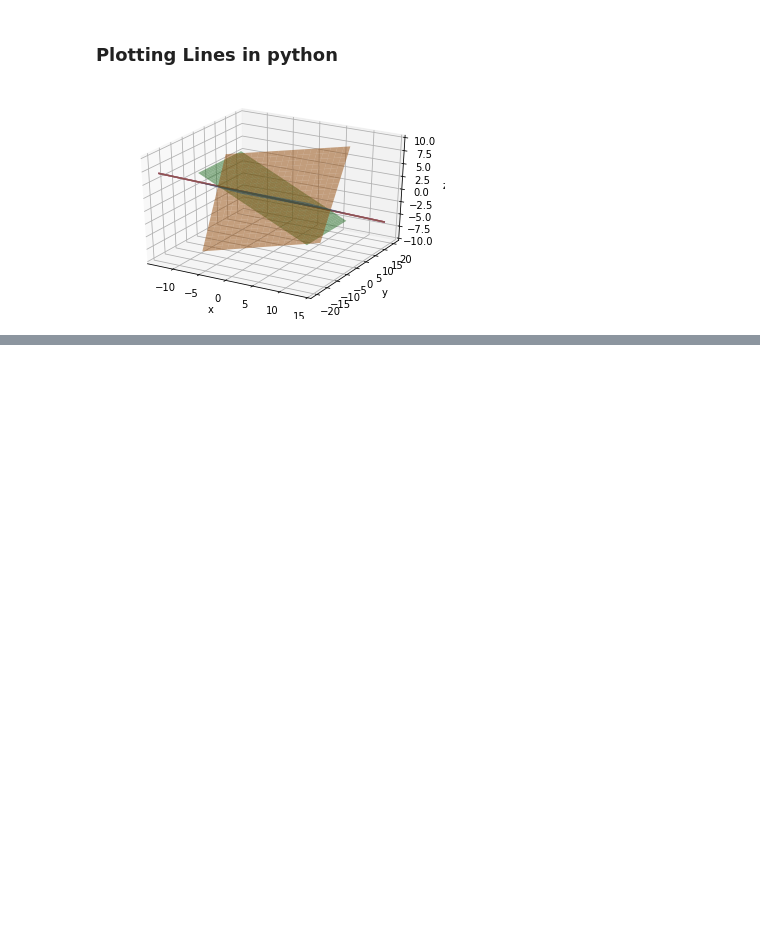
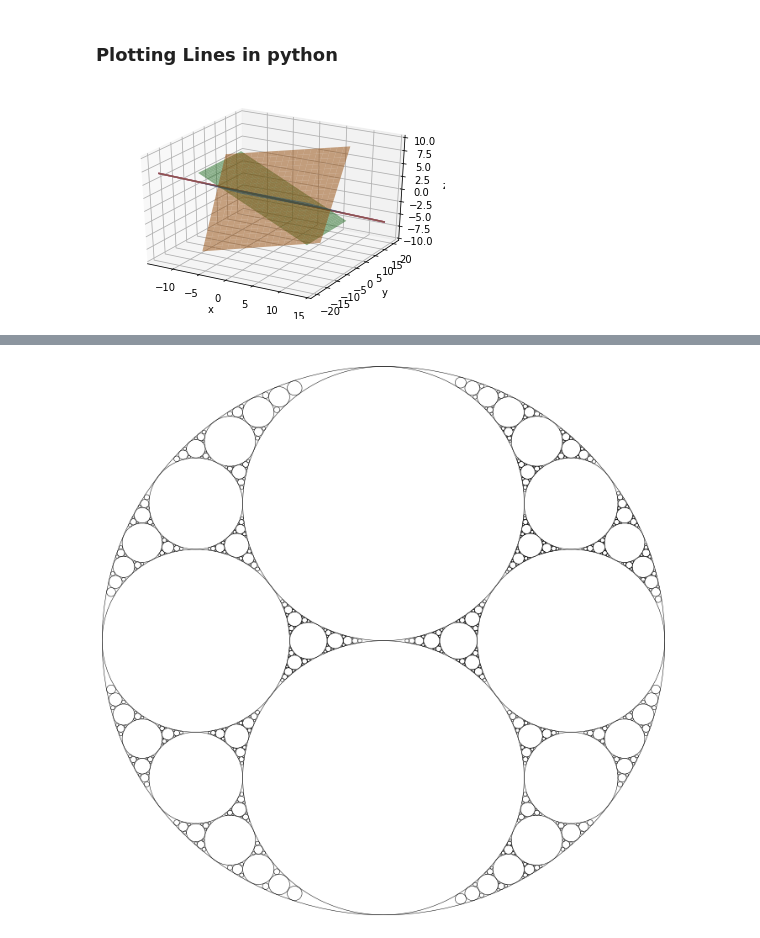
Before and after one commit to DillyPickly/Circles, a Jupyter notebook: Circle_fractal.ipynb, the cells around one changed output, grey strips where cells are left out. Drawn from its saved outputs; the diff is of its cells as text; code cells hidden in the pictures; blank space fills up the shorter version.

```diff
--- a/Circle_fractal.ipynb
+++ b/Circle_fractal.ipynb
@@ -342,0 +363,28 @@ print(len(circles))
+# %%
+fig, ax = plt.subplots(figsize=(12,12))
+
+
+for circ in circles[:1000]:
+#     print(circ[1])
+    ax.add_artist(plt.Circle(*circ,
+                             alpha=1,
+                             color='black',
+                             fill=False,
+                             lw = 0.5))
+
+# print(circle4[0])
+# print(circle4[1])
+
+ax.set_xticks([])
+ax.set_yticks([])
+
+ax.set_ylim((-1,1))
+ax.set_xlim((-1,1))
+
+plt.axis('off')
+# plt.savefig("circle_fractal.png", bbox_inches="tight",dpi=1000, format='PNG')
+
+
+plt.show()
+# %% [output]
+[figure, added]
```
Also changed, not shown: parts of 6 cells of this notebook.
